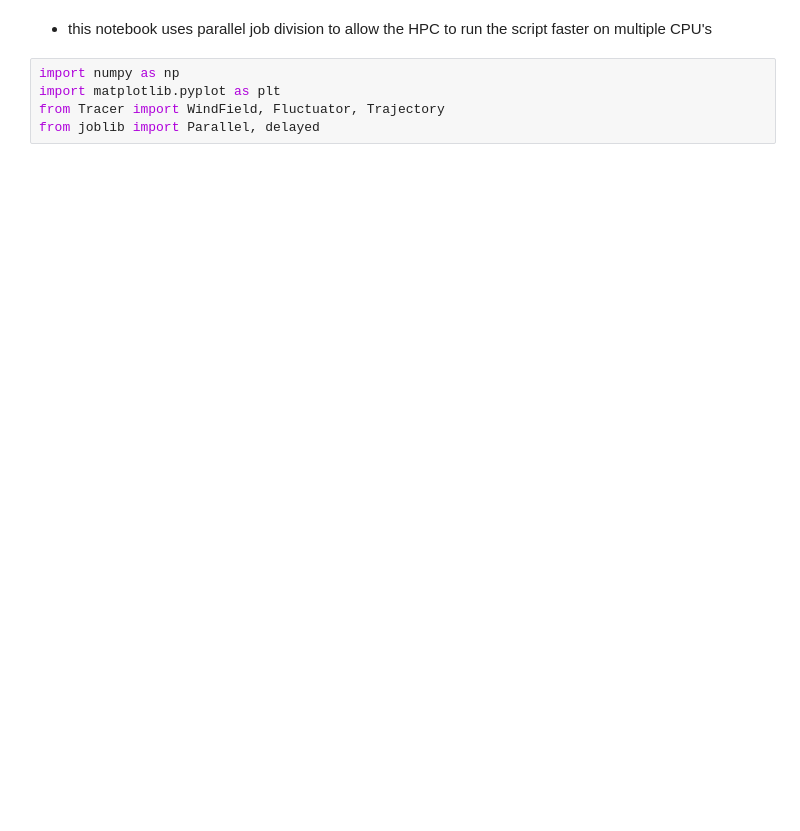
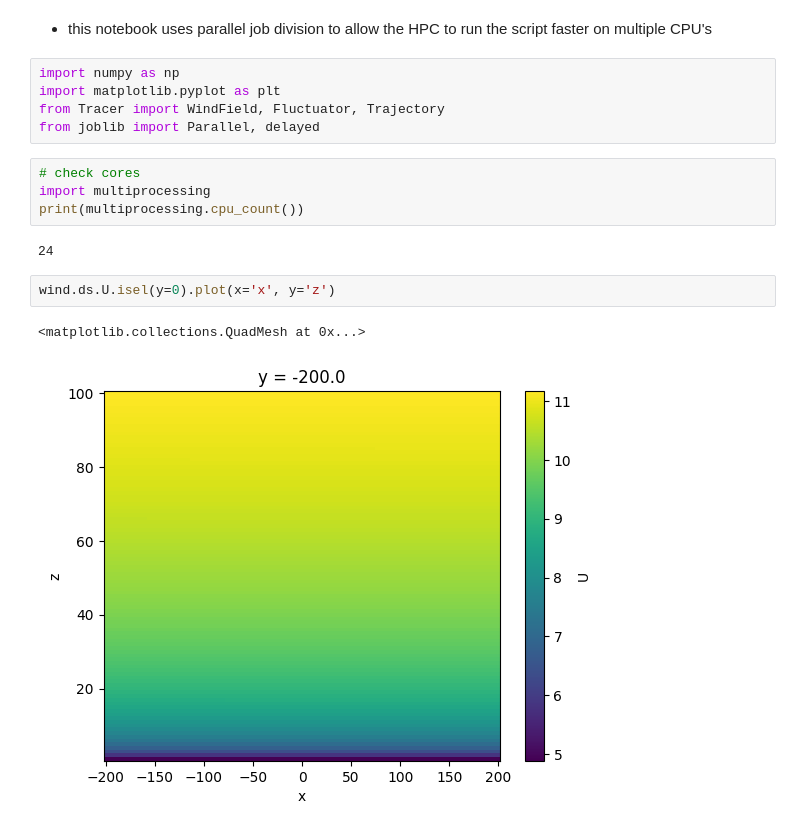
Before and after one commit to JacobManniche/Bachelor_legeplads, a Jupyter notebook: demos/fluctuation.ipynb, the cells around one changed output. Drawn from its saved outputs; the diff is of its cells as text; blank space fills up the shorter version.

```diff
--- a/demos/fluctuation.ipynb
+++ b/demos/fluctuation.ipynb
@@ -5,3 +5,14 @@ import numpy as np
 import matplotlib.pyplot as plt
 from Tracer import WindField, Fluctuator, Trajectory
 from joblib import Parallel, delayed
+# %%
+# check cores
+import multiprocessing
+print(multiprocessing.cpu_count())
+# %% [output]
+24
+# %%
+wind.ds.U.isel(y=0).plot(x='x', y='z')
+# %% [output]
+<matplotlib.collections.QuadMesh at 0x...>
+[figure, added]
```
Also changed, not shown: parts of 24 cells of this notebook, 2 other files.
